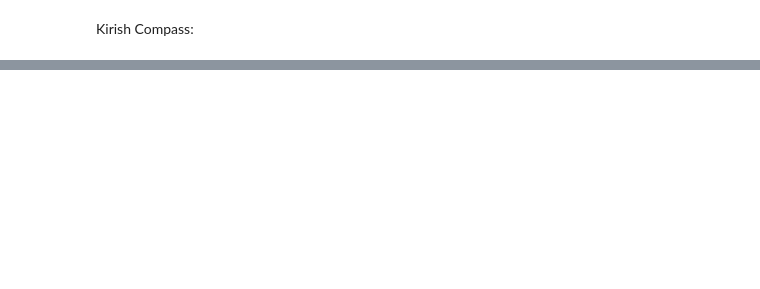
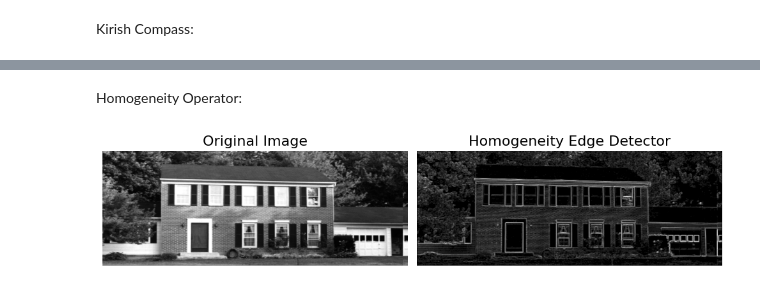
Before and after one commit to SamaMostafa03/Image_Processing_Algo, a Jupyter notebook: Edge-Detector/edges.ipynb, the cells around one changed output, grey strips where cells are left out. Cells and saved outputs as stored; diff of their text form; code cells hidden in the pictures; blank space fills up the shorter version.

```diff
--- a/Edge-Detector/edges.ipynb
+++ b/Edge-Detector/edges.ipynb
@@ -191,0 +207,33 @@ mask 7: [[-3, 5, 5], [-3, 0, 5], [-3, -3, -3]]
+# %%
+def detect_edges_by_substraction(operator,image_array,threshold=10):
+    output_array = np.zeros_like(image_array)
+    image_array = image_array.astype(np.int16)
+    for row in range(1, height - 1):
+        for column in range(1, width - 1):
+            if operator=="homogeneity":
+                center_pixel = image_array[row,column]
+                max_difference = max(abs(center_pixel-image_array[row-1,column]),
+                                    abs(center_pixel-image_array[row-1,column-1]),
+                                    abs(center_pixel-image_array[row-1,column+1]),
+                                    abs(center_pixel-image_array[row,column-1]),
+                                    abs(center_pixel-image_array[row,column+1]),
+                                    abs(center_pixel-image_array[row+1,column-1]),
+                                    abs(center_pixel-image_array[row+1,column]),
+                                    abs(center_pixel-image_array[row-1,column+1]))
+            else: #difference operator
+                max_difference = max(abs(image_array[row-1,column]-image_array[row+1,column]),
+                                    abs(image_array[row-1,column-1]-image_array[row+1,column+1]),
+                                    abs(image_array[row-1,column+1]-image_array[row+1,column-1]),
+                                    abs(image_array[row,column-1]-image_array[row,column+1]))
+            #Apply thresholding
+            if max_difference>=threshold:
+                output_array[row, column] = max_difference
+    return output_array
+# %% [markdown]
+Homogeneity Operator:
+# %%
+homogeneity_array = detect_edges_by_substraction("homogeneity",image_array)
+
+show_results(output_array=homogeneity_array, output_image_name="Homogeneity")
+# %% [output]
+[figure, added]
```
Also changed, not shown: parts of 21 cells of this notebook, 6 other files.
